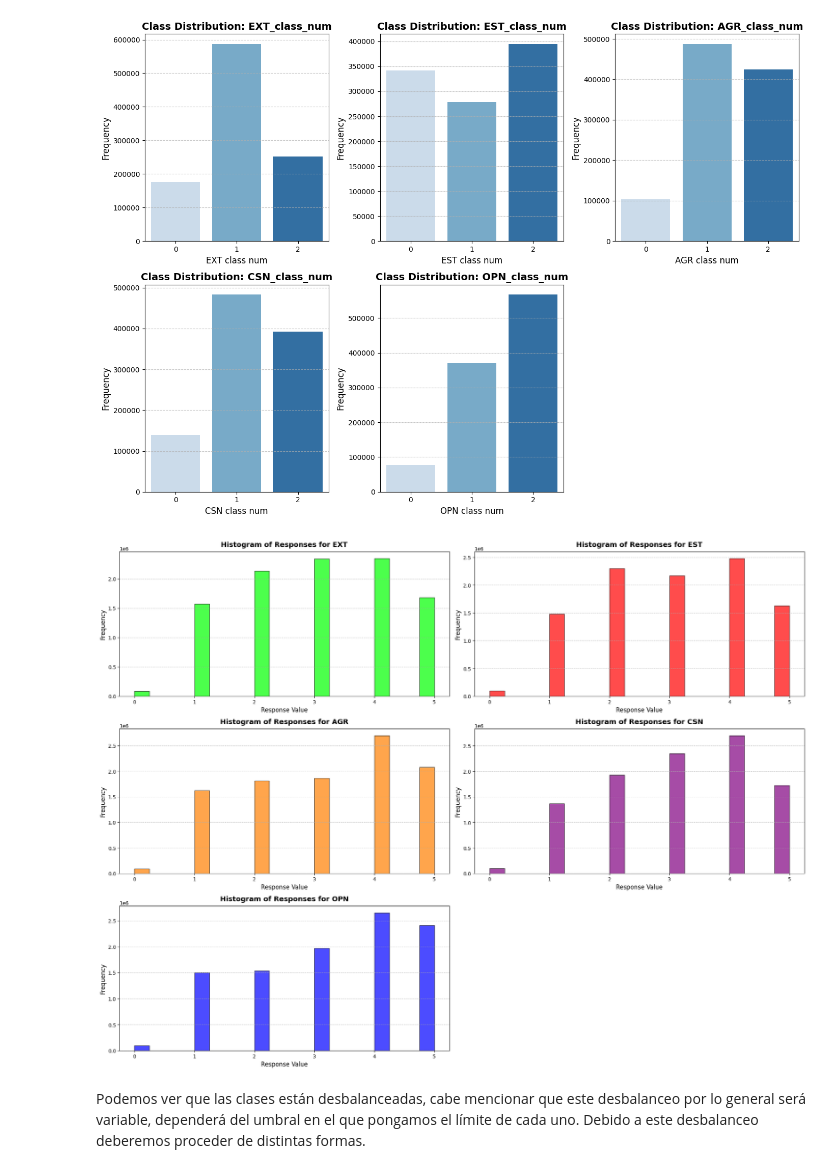
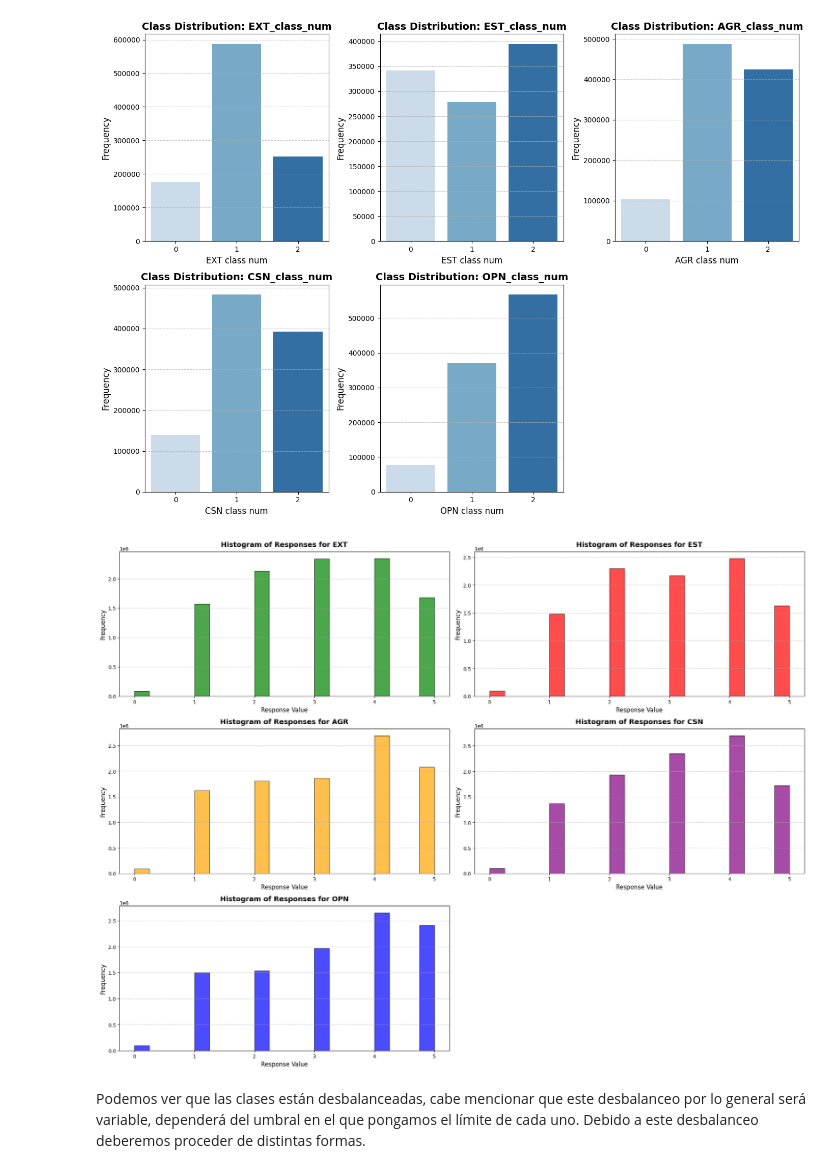
Before and after one commit to adrianpgal10/OCEAN_dataset, a Jupyter notebook: Kaggle.ipynb, the cells around one changed output. Saved outputs shown, nothing was run; the diff lists cells and outputs as text; code cells hidden in the pictures.

```diff
--- a/Kaggle.ipynb
+++ b/Kaggle.ipynb
@@ -610,45 +554,34 @@ Passing `palette` without assigning `hue` is deprecated and will be removed in v
   sns.countplot(data=dataset, x=column, palette="Blues")  # Cambia a una paleta más profesional
 [figure]
 # %%
-import seaborn as sns
-import matplotlib.pyplot as plt
-
-# Aseguramos que todas las columnas de los rasgos estén seleccionadas
 personality_questions = ["EXT1", "EXT2", "EXT3", "EXT4", "EXT5", "EXT6", "EXT7", "EXT8", "EXT9", "EXT10",
                       "EST1", "EST2", "EST3", "EST4", "EST5", "EST6", "EST7", "EST8", "EST9", "EST10",
                       "AGR1", "AGR2", "AGR3", "AGR4", "AGR5", "AGR6", "AGR7", "AGR8", "AGR9", "AGR10",
                       "CSN1", "CSN2", "CSN3", "CSN4", "CSN5", "CSN6", "CSN7", "CSN8", "CSN9", "CSN10",
                       "OPN1", "OPN2", "OPN3", "OPN4", "OPN5", "OPN6", "OPN7", "OPN8", "OPN9", "OPN10"]
 
-# Colores en el orden especificado (azul, verde, rojo, naranja, morado)
-custom_colors = ['#0000FF', '#00FF00', '#FF0000', '#FF7F00', '#800080']  # Azul, Verde, Rojo, Naranja, Morado
+custom_colors = ['#0000FF', '#008000', '#FF0000', '#FFA500', '#800080']  # Plateado, Verde, Rojo, Naranja, Morado
 
-# --- 2. Histogramas por bloques de preguntas ---
-plt.figure(figsize=(20, 15))  # Tamaño general de la figura
+
+plt.figure(figsize=(20, 15))
 
 for i, trait in enumerate(['EXT', 'EST', 'AGR', 'CSN', 'OPN'], 1):
-    # Filtrar preguntas para el rasgo actual
     questions = [q for q in personality_questions if q.startswith(trait)]
 
-    # Crear el histograma
     plt.subplot(3, 2, i)
     dataset[questions].stack().plot(kind='hist', bins=20, alpha=0.7, color=custom_colors[i % len(custom_colors)], edgecolor='black')
 
-    # Título del histograma
     plt.title(f'Histogram of Responses for {trait}', fontsize=14, fontweight='bold', loc='center', pad=10)
 
-    # Etiquetas de los ejes
     plt.xlabel('Response Value', fontsize=12)
     plt.ylabel('Frequency', fontsize=12)
 
-    # Cuadrícula para mejorar la legibilidad
     plt.grid(axis='y', linestyle='--', alpha=0.7)
 
-# Ajustar el diseño general
 plt.tight_layout()
 plt.show()
 # %% [output]
-[figure, old version]
+[figure, new version]
 # %% [markdown]
 Podemos ver que las clases están desbalanceadas, cabe mencionar que este desbalanceo por lo general será variable, dependerá del umbral en el que pongamos el límite de cada uno. Debido a este desbalanceo deberemos proceder de distintas formas.
 # %%
```
Also changed, not shown: parts of 52 cells of this notebook.
